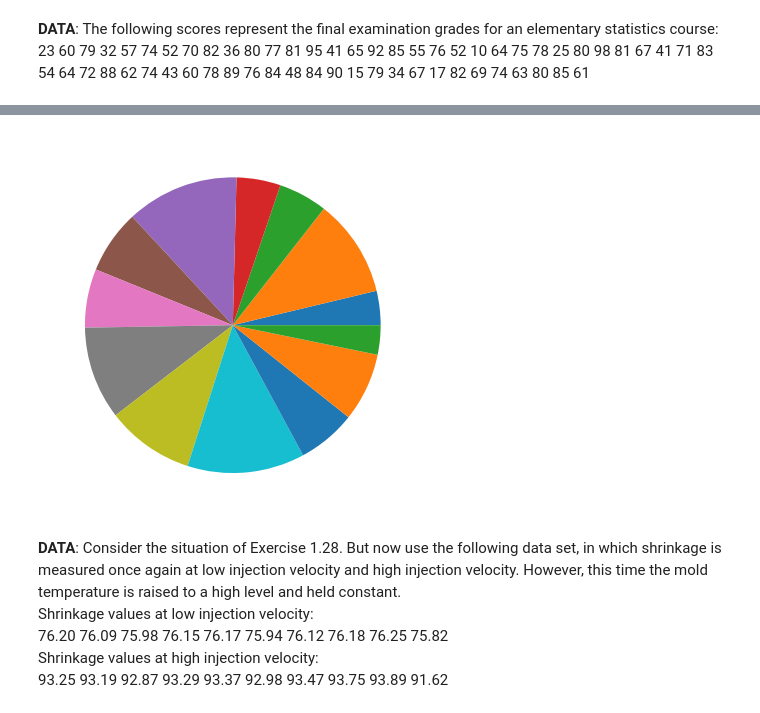
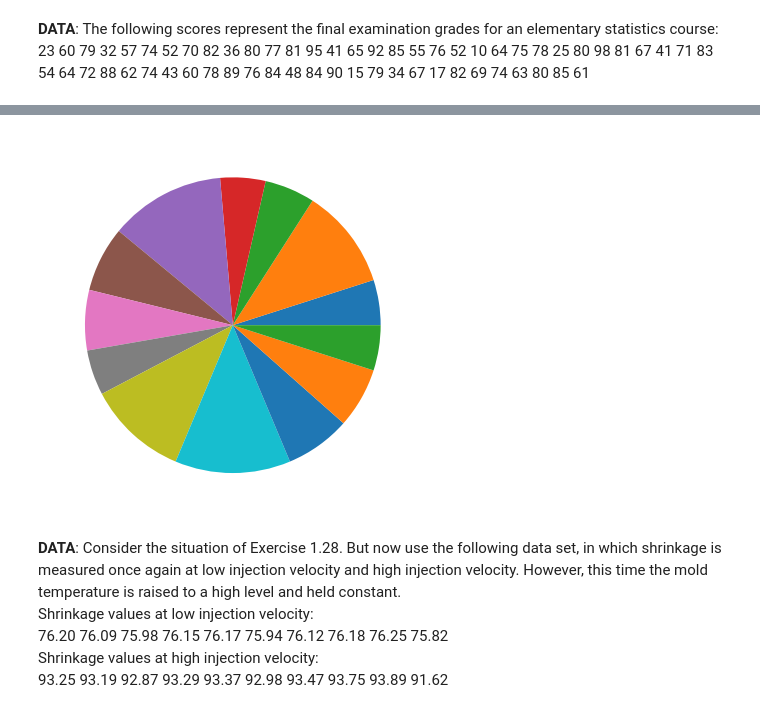
Before and after one commit to GithubforSaad/PythonwithSaad, a Jupyter notebook: ES111_Assibnment_2023497.ipynb, the cells around one changed output, grey strips where cells are left out. Saved outputs shown, nothing was run; the diff lists cells and outputs as text; code cells hidden in the pictures.

```diff
--- a/ES111_Assibnment_2023497.ipynb
+++ b/ES111_Assibnment_2023497.ipynb
@@ -168,10 +177,10 @@ plt.show()
 # %%
 import matplotlib.pyplot as plt
-list_9=[7,20,10,9,23,13,12,19,18, 24,12,14,6]
+list_9=[9,20,10,9,23,13,12,9,20,23,13,12,9]
 plt.pie(list_9)
 plt.show()
 # %% [output]
-[figure, old version]
+[figure, new version]
 # %% [markdown]
 **DATA**:
 Consider the situation of Exercise 1.28. But now
```
Also changed, not shown: parts of 10 cells of this notebook.
